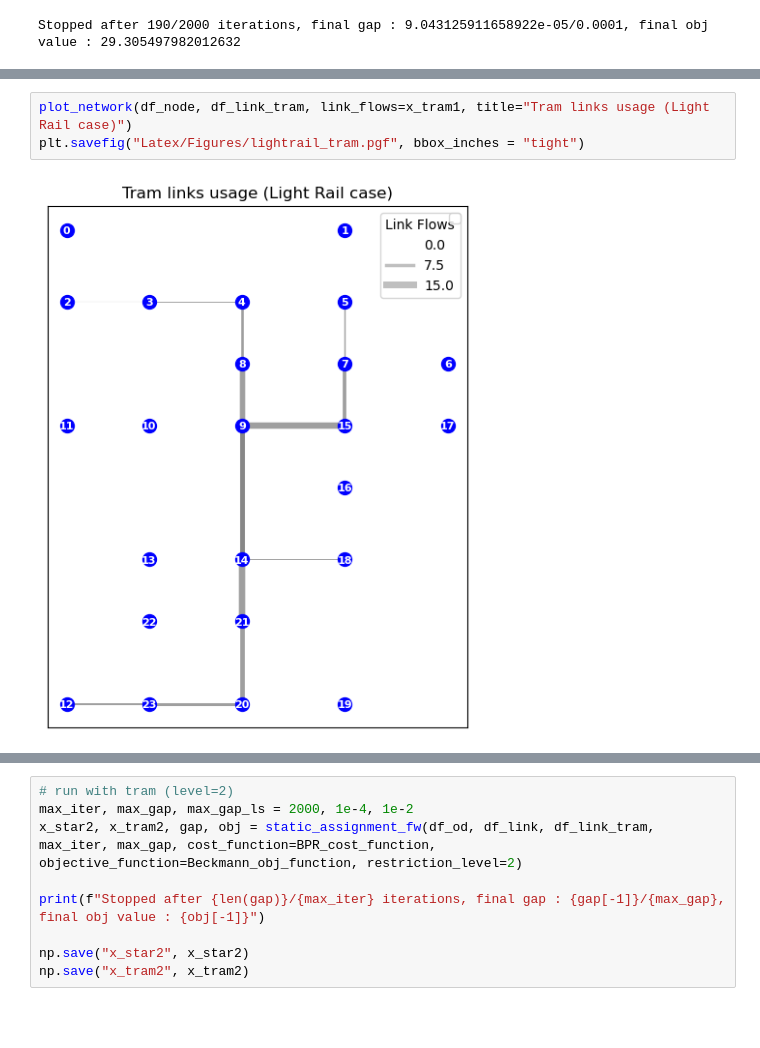
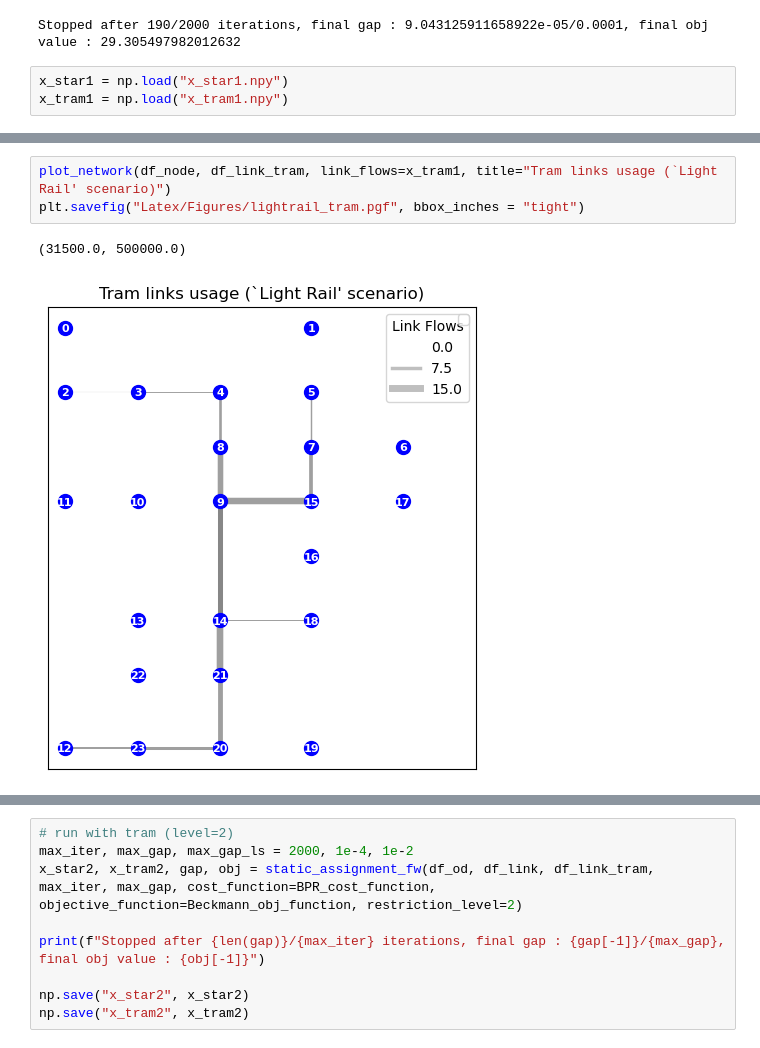
Before and after one commit to merlebleue/CIVIL-477-Transport-Networks---End-project, a Jupyter notebook: project_ars.ipynb, the cells around one changed output, grey strips where cells are left out. Cells and saved outputs as stored; diff of their text form; blank space fills up the shorter version.

```diff
--- a/project_ars.ipynb
+++ b/project_ars.ipynb
@@ -69,4 +69,7 @@ np.save("x_star1", x_star1)
 np.save("x_tram1", x_tram1)
 # %% [output]
 Stopped after 190/2000 iterations, final gap : 9.043125911658922e-05/0.0001, final obj value : 29.305497982012632
+# %%
+x_star1 = np.load("x_star1.npy")
+x_tram1 = np.load("x_tram1.npy")
 # %%
@@ -77,6 +81,7 @@ plt.savefig("Latex/Figures/lightrail_road.pgf", bbox_inches = "tight")
 # %%
-plot_network(df_node, df_link_tram, link_flows=x_tram1, title="Tram links usage (Light Rail case)")
+plot_network(df_node, df_link_tram, link_flows=x_tram1, title="Tram links usage (`Light Rail' scenario)")
 plt.savefig("Latex/Figures/lightrail_tram.pgf", bbox_inches = "tight")
 # %% [output]
+(31500.0, 500000.0)
-[figure, old version]
+[figure, new version]
 # %%
```
Also changed, not shown: parts of 9 cells of this notebook, 11 other files.
